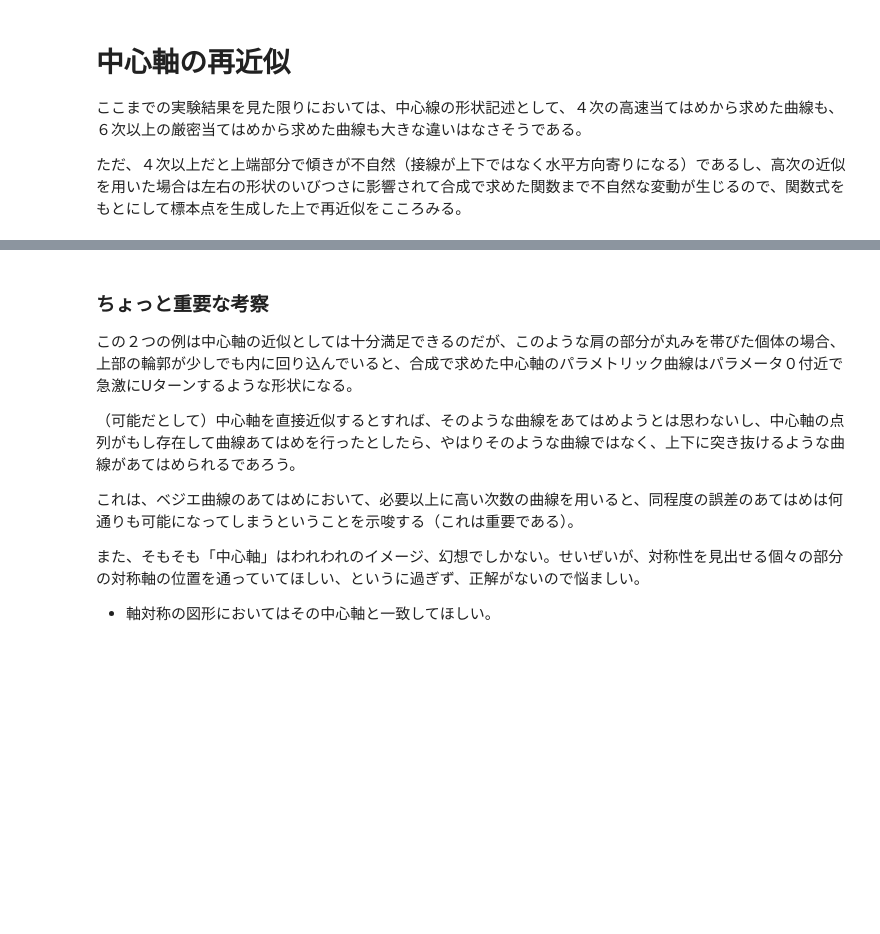
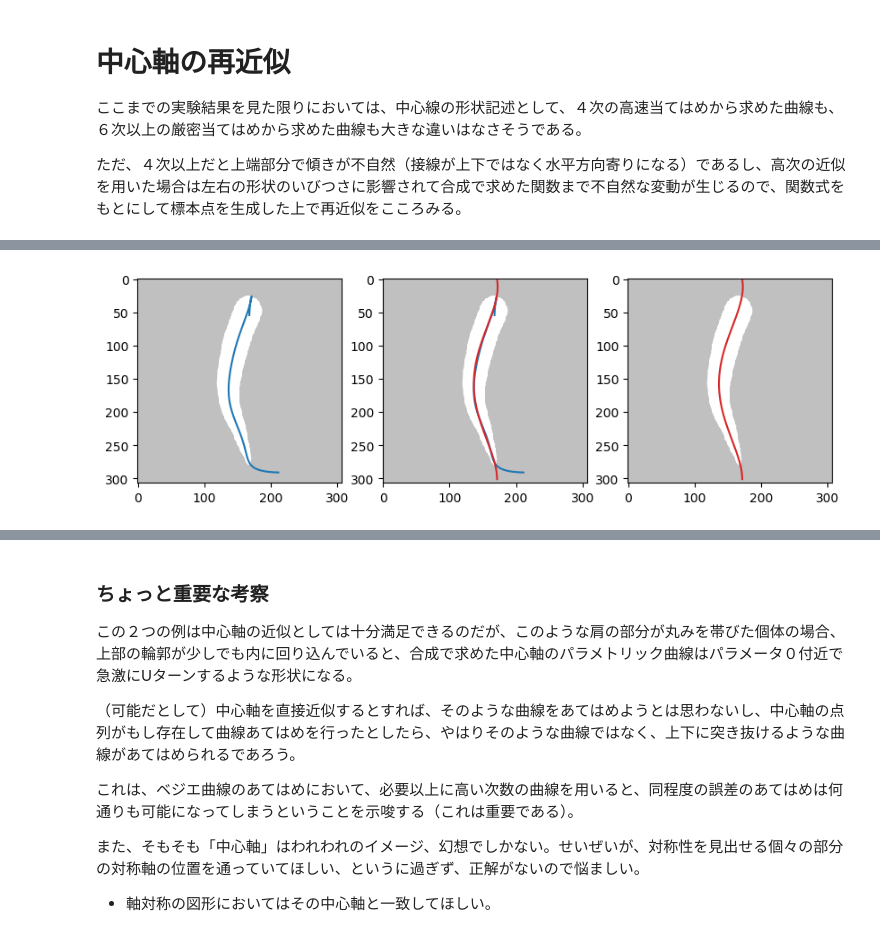
Before and after one commit to iciromaco/RadiShLab, a Jupyter notebook: N008_ベジエ近似の応用２_中心軸の形状記述.ipynb, the cells around one changed output, grey strips where cells are left out. Saved outputs shown, nothing was run; the diff lists cells and outputs as text; code cells hidden in the pictures; blank space fills up the shorter version.

```diff
--- a/N008_ベジエ近似の応用２_中心軸の形状記述.ipynb
+++ b/N008_ベジエ近似の応用２_中心軸の形状記述.ipynb
@@ -216,0 +264,4 @@ try34(8)
+# %%
+newFC.append(reSampleAndFit(2))
+# %% [output]
+[figure, added]
```
Also changed, not shown: parts of 23 cells of this notebook.
